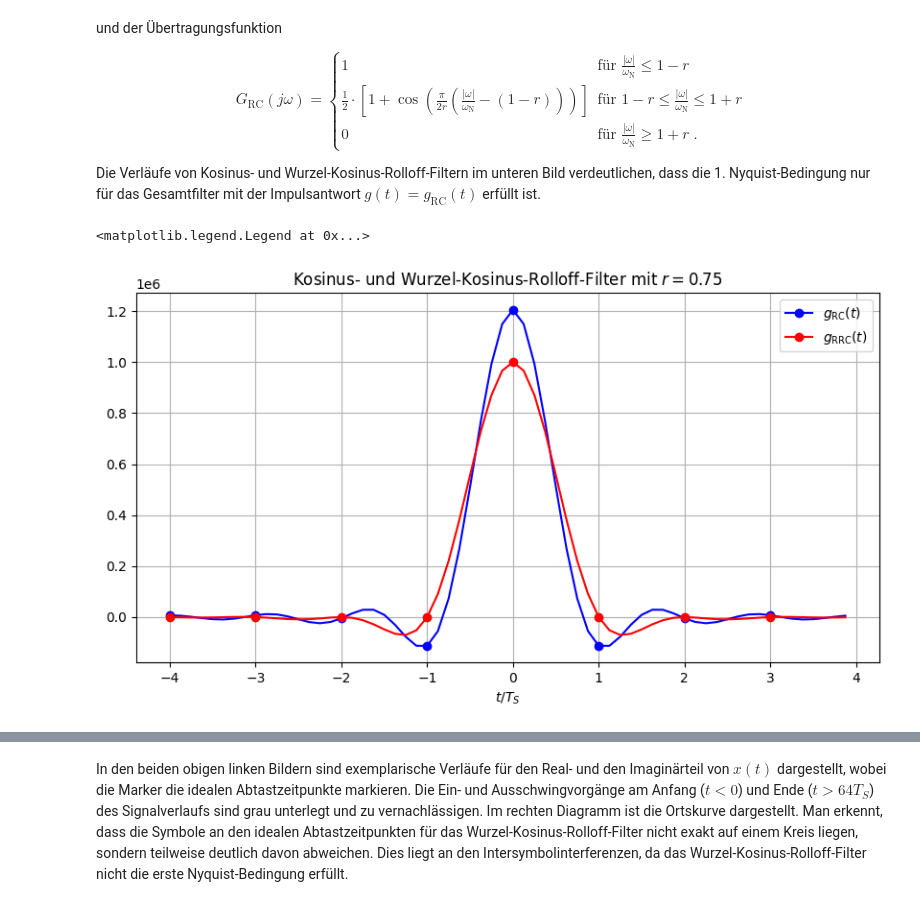
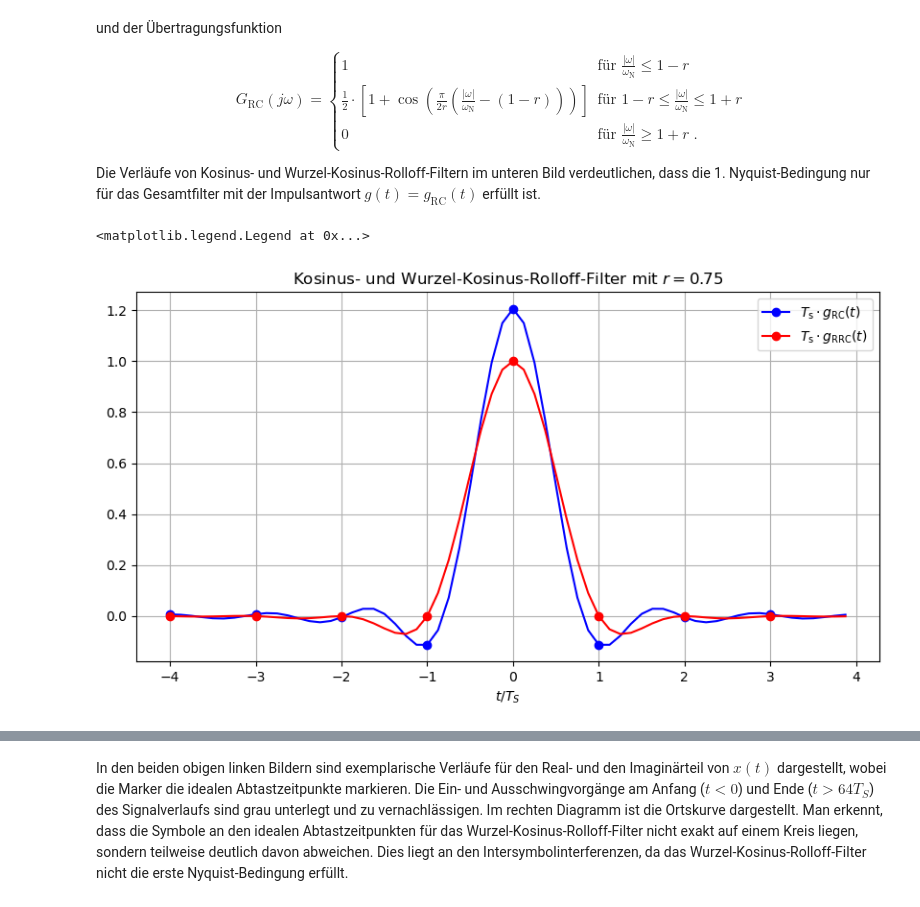
Before and after one commit to VK-NT2024/Nachrichtentechnik-Lecture, a Jupyter notebook: Part3-SignalsSystems/NT-DigModPSK.ipynb, the cells around one changed output, grey strips where cells are left out. Saved outputs shown, nothing was run; the diff lists cells and outputs as text; code cells hidden in the pictures.

```diff
--- a/Part3-SignalsSystems/NT-DigModPSK.ipynb
+++ b/Part3-SignalsSystems/NT-DigModPSK.ipynb
@@ -130,31 +130,31 @@ Die Verläufe von Kosinus- und Wurzel-Kosinus-Rolloff-Filtern im unteren Bild ve
 # %%
 # roll-off factor of Root-Raised-Cosine filter
 r = 0.75
 # symbol duration in seconds
 Ts = 1e-6
 # oversampling factor
 w = 8
 # sampling rate in Hz
 fa = w / Ts
-# length of filter impulse response in samples
+# length of filter impulse response in symbols
 N_rc_sym = 8
 # length of filter impulse response in samples
 N_rc = N_rc_sym*w
 tmp,g_rrc = psk.generate_g_rrc(N_rc,r,Ts,fa)
 time,g_rc = psk.generate_g_rc(N_rc,r,Ts,fa)
 time = time / Ts
 
 fig = plt.figure(figsize=(10,5))
 ax = fig.add_subplot(111)
-ax.plot(time,g_rrc, 'b-o', markevery=(w), label='$g_{\mathrm{RC}}(t)$')
-ax.plot(time,g_rc, 'r-o', markevery=(w), label='$g_{\mathrm{RRC}}(t)$')
+ax.plot(time,Ts*g_rrc, 'b-o', markevery=(w), label='$T_{\\mathrm{s}} \\cdot g_{\\mathrm{RC}}(t)$')
+ax.plot(time,Ts*g_rc, 'r-o', markevery=(w), label='$T_{\\mathrm{s}} \\cdot g_{\\mathrm{RRC}}(t)$')
 plt.xlabel('$t/T_S$')
 plt.title('Kosinus- und Wurzel-Kosinus-Rolloff-Filter mit $r=$%1.2f' %(r))
 plt.grid(True)
 plt.legend()
 # %% [output]
 <matplotlib.legend.Legend at 0x...>
-[figure, old version]
+[figure, new version]
 # %%
 # oversampling data symbols by inserting w zeros
 x = np.append(np.reshape(d_psk,(N_symbols,1)),np.zeros((N_symbols,w-1)),axis=1)
```
Also changed, not shown: parts of 5 cells of this notebook, 1 other file.
